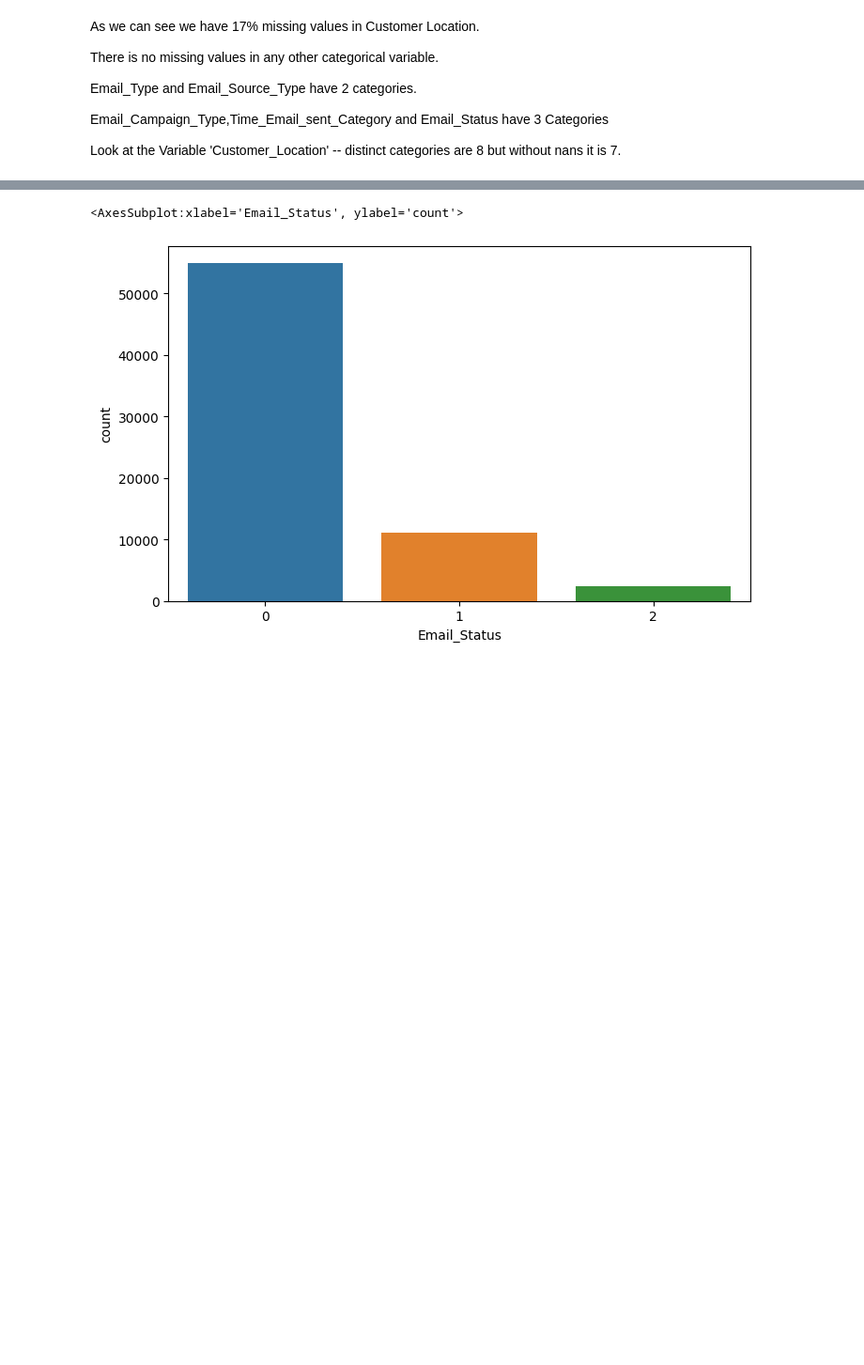
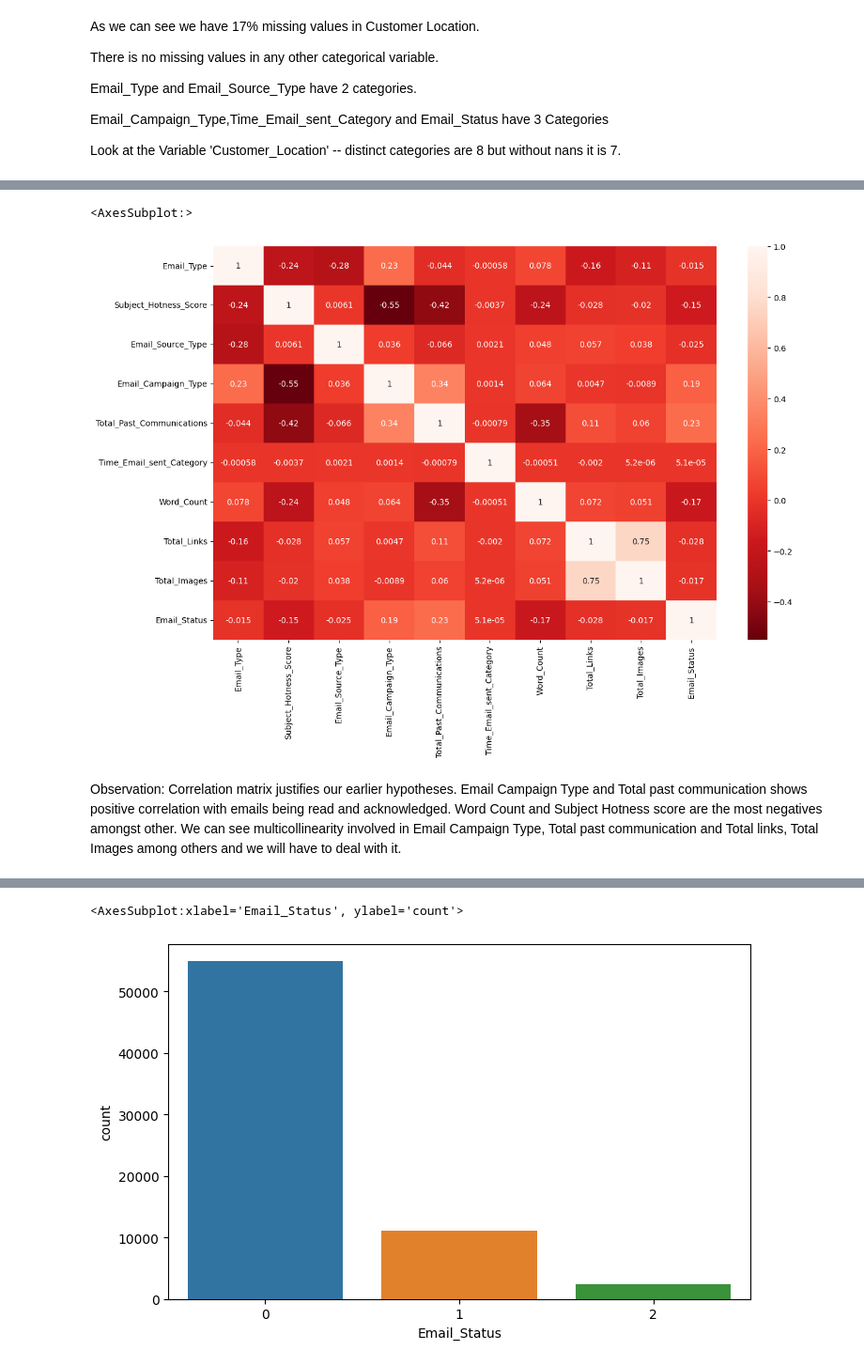
Before and after one commit to renukagore107/CAPSTONE-PROJECT-3--CLASSIFICATION, a Jupyter notebook: classification_data_email.ipynb, the cells around one changed output, grey strips where cells are left out. Shown at 94% size. Saved outputs shown, nothing was run; the diff lists cells and outputs as text; code cells hidden in the pictures; blank space fills up the shorter version.

```diff
--- a/classification_data_email.ipynb
+++ b/classification_data_email.ipynb
@@ -297,0 +334,14 @@ Look at the Variable 'Customer_Location' -- distinct categories are 8 but withou
+# %%
+#Correlation:
+#dropping columns
+columns_to_drop = ['Email_ID','Customer_Location']
+df = email_df.drop(columns_to_drop,axis=1)
+# %%
+#correlation matrix
+plt.figure(figsize=(14,9))
+sns.heatmap(df.corr(), cmap='Reds_r', annot=True)
+# %% [output]
+<AxesSubplot:>
+[figure, added]
+# %% [markdown]
+Observation: Correlation matrix justifies our earlier hypotheses. Email Campaign Type and Total past communication shows positive correlation with emails being read and acknowledged. Word Count and Subject Hotness score are the most negatives amongst other. We can see multicollinearity involved in Email Campaign Type, Total past communication and Total links, Total Images among others and we will have to deal with it.
```
Also changed, not shown: parts of 7 cells of this notebook.
